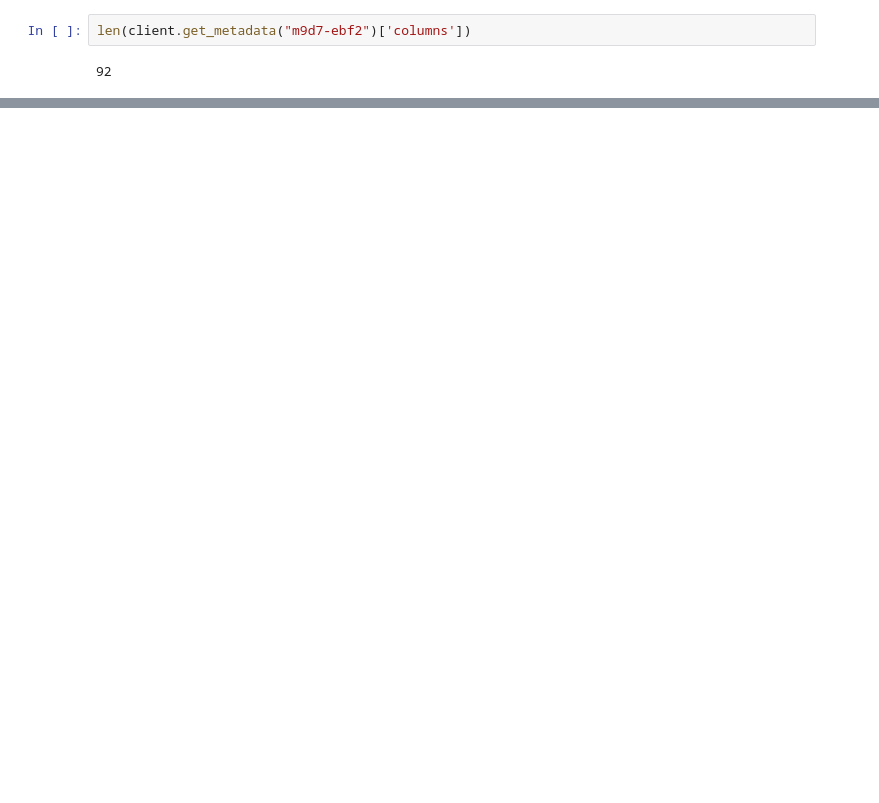
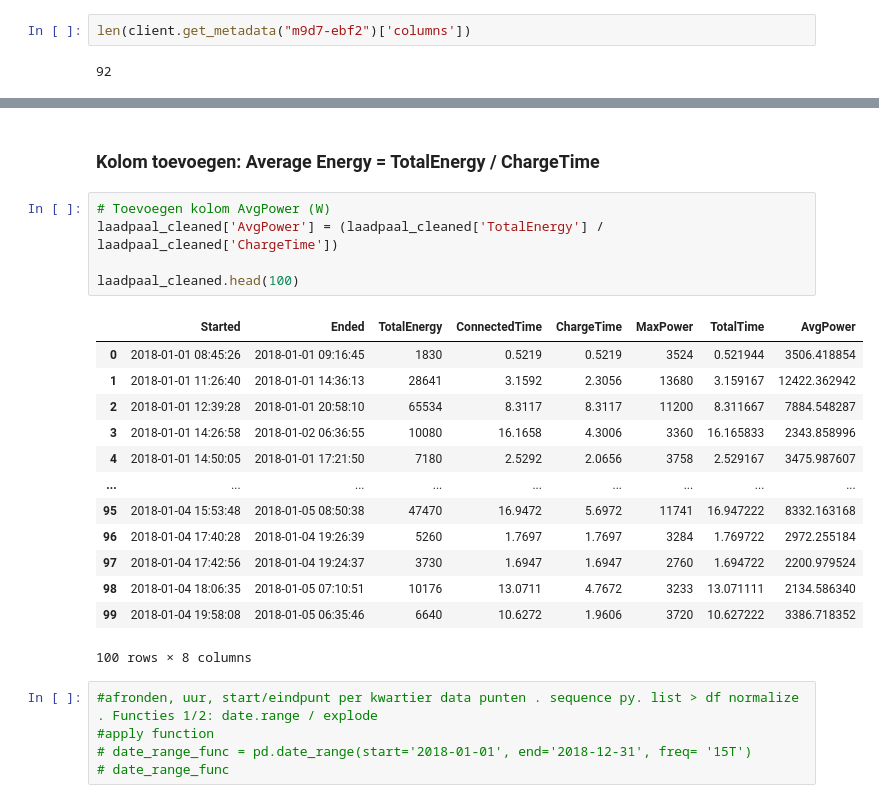
Before and after one commit to Stemt/DS-groep-6, a Jupyter notebook: Case-3/case_3.ipynb, the cells around one changed output, grey strips where cells are left out. Saved outputs shown, nothing was run; the diff lists cells and outputs as text; blank space fills up the shorter version.

```diff
--- a/Case-3/case_3.ipynb
+++ b/Case-3/case_3.ipynb
@@ -58,0 +154,26 @@ len(client.get_metadata("m9d7-ebf2")['columns'])
+# %% [markdown]
+### Kolom toevoegen: Average Energy = TotalEnergy / ChargeTime
+# %%
+# Toevoegen kolom AvgPower (W)
+laadpaal_cleaned['AvgPower'] = (laadpaal_cleaned['TotalEnergy'] / laadpaal_cleaned['ChargeTime'])
+
+laadpaal_cleaned.head(100)
+# %% [output]
+|  | Started | Ended | TotalEnergy | ConnectedTime | ChargeTime | MaxPower | TotalTime | AvgPower |
+| 0 | 2018-01-01 08:45:26 | 2018-01-01 09:16:45 | 1830 | 0.5219 | 0.5219 | 3524 | 0.521944 | 3506.418854 |
+| 1 | 2018-01-01 11:26:40 | 2018-01-01 14:36:13 | 28641 | 3.1592 | 2.3056 | 13680 | 3.159167 | 12422.362942 |
+| 2 | 2018-01-01 12:39:28 | 2018-01-01 20:58:10 | 65534 | 8.3117 | 8.3117 | 11200 | 8.311667 | 7884.548287 |
+| 3 | 2018-01-01 14:26:58 | 2018-01-02 06:36:55 | 10080 | 16.1658 | 4.3006 | 3360 | 16.165833 | 2343.858996 |
+| 4 | 2018-01-01 14:50:05 | 2018-01-01 17:21:50 | 7180 | 2.5292 | 2.0656 | 3758 | 2.529167 | 3475.987607 |
+| ... | ... | ... | ... | ... | ... | ... | ... | ... |
+| 95 | 2018-01-04 15:53:48 | 2018-01-05 08:50:38 | 47470 | 16.9472 | 5.6972 | 11741 | 16.947222 | 8332.163168 |
+| 96 | 2018-01-04 17:40:28 | 2018-01-04 19:26:39 | 5260 | 1.7697 | 1.7697 | 3284 | 1.769722 | 2972.255184 |
+| 97 | 2018-01-04 17:42:56 | 2018-01-04 19:24:37 | 3730 | 1.6947 | 1.6947 | 2760 | 1.694722 | 2200.979524 |
+| 98 | 2018-01-04 18:06:35 | 2018-01-05 07:10:51 | 10176 | 13.0711 | 4.7672 | 3233 | 13.071111 | 2134.586340 |
+| 99 | 2018-01-04 19:58:08 | 2018-01-05 06:35:46 | 6640 | 10.6272 | 1.9606 | 3720 | 10.627222 | 3386.718352 |
+100 rows × 8 columns
+# %%
+#afronden, uur, start/eindpunt per kwartier data punten . sequence py. list > df normalize . Functies 1/2: date.range / explode
+#apply function
+# date_range_func = pd.date_range(start='2018-01-01', end='2018-12-31', freq= '15T')
+# date_range_func
```
Also changed, not shown: parts of 31 cells of this notebook, 2 other files.
